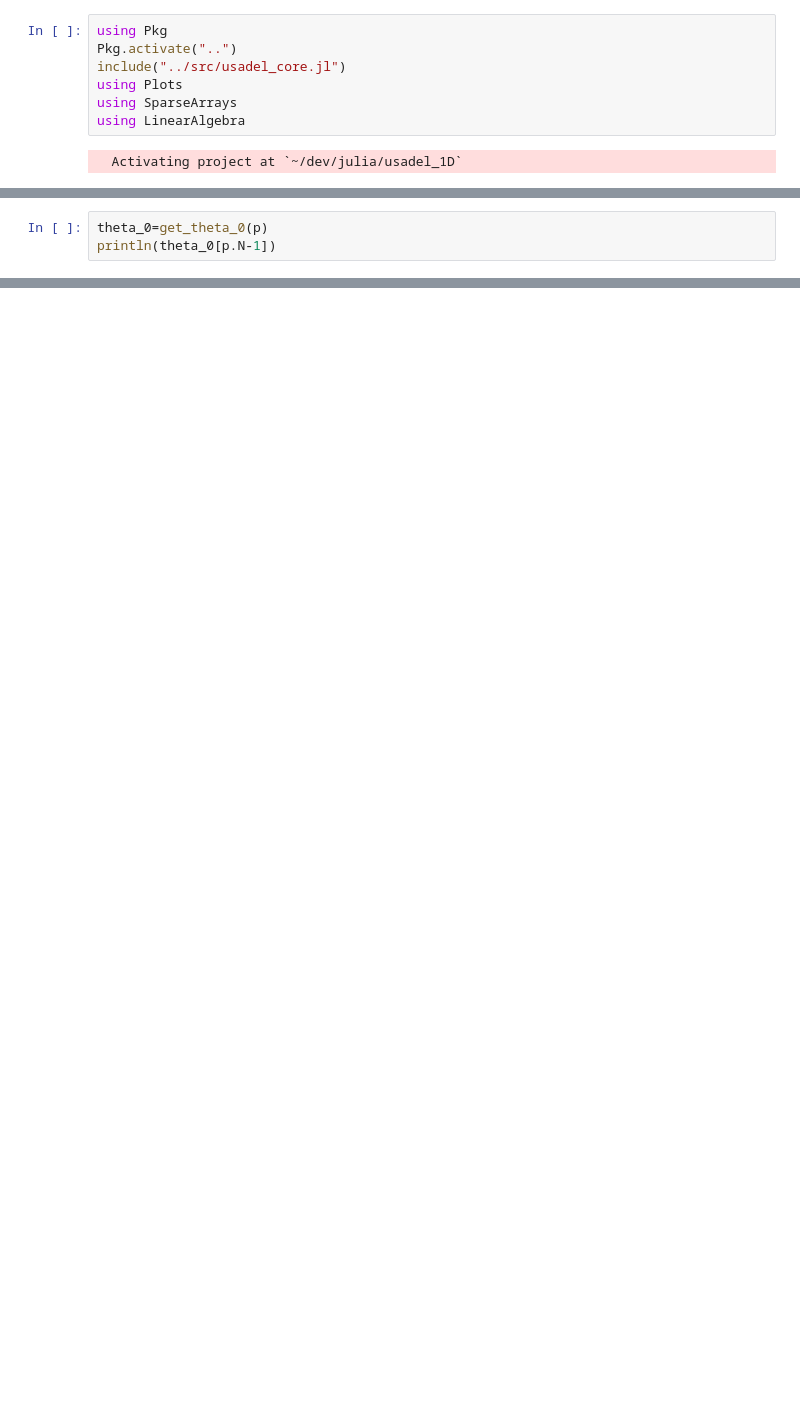
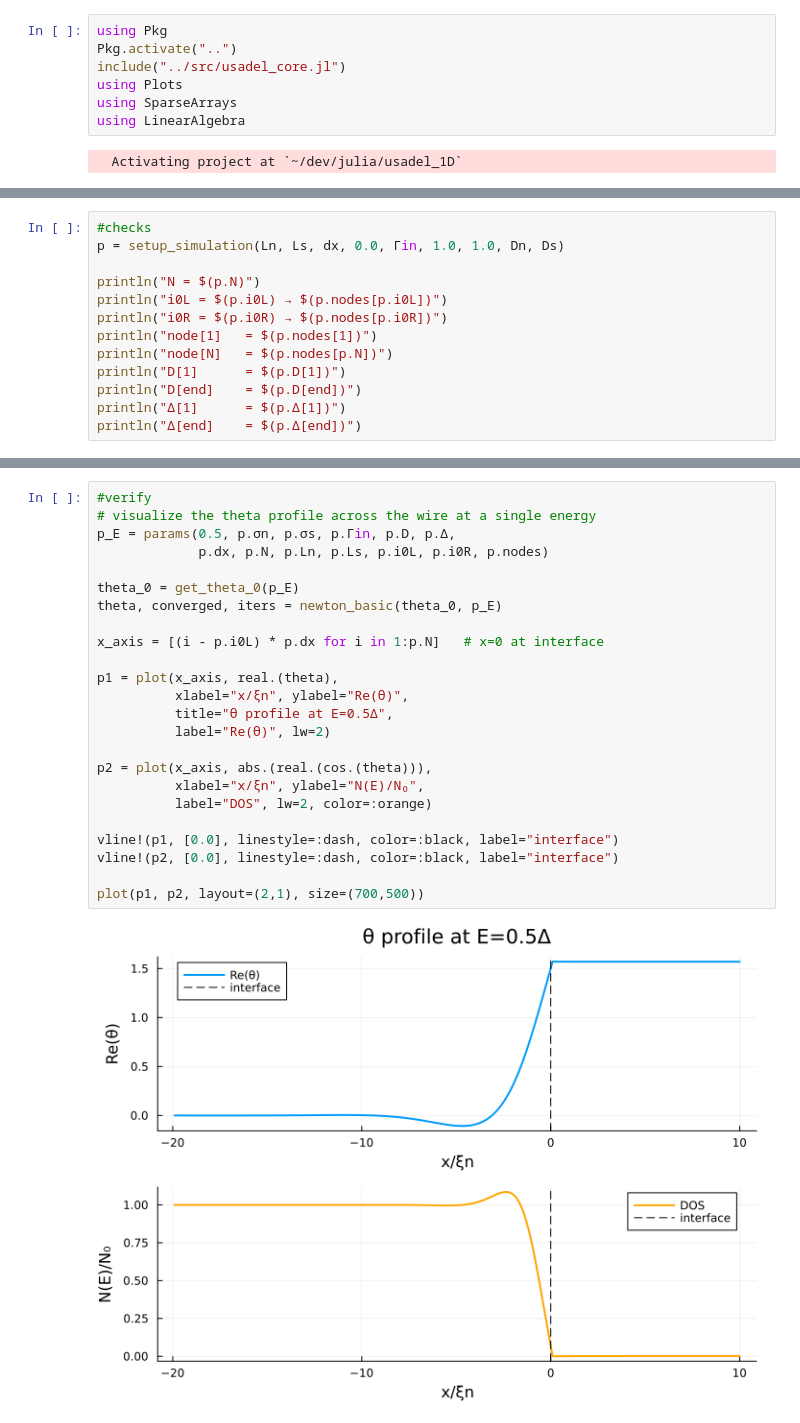
Before and after one commit to nakowalczyk/usadel_1D, a Jupyter notebook: scripts/NS.ipynb, the cells around one changed output, grey strips where cells are left out. Cells and saved outputs as stored; diff of their text form; blank space fills up the shorter version.

```diff
--- a/scripts/NS.ipynb
+++ b/scripts/NS.ipynb
@@ -44,4 +31,14 @@ evaluating DOS at x = -0.1307669683062202, ξn = 0.08717797887081347
 # %%
-theta_0=get_theta_0(p)
-println(theta_0[p.N-1])
+#checks
+p = setup_simulation(Ln, Ls, dx, 0.0, Γin, 1.0, 1.0, Dn, Ds)
+
+println("N = $(p.N)")
+println("i0L = $(p.i0L) → $(p.nodes[p.i0L])")
+println("i0R = $(p.i0R) → $(p.nodes[p.i0R])")
+println("node[1]   = $(p.nodes[1])")
+println("node[N]   = $(p.nodes[p.N])")
+println("D[1]      = $(p.D[1])")
+println("D[end]    = $(p.D[end])")
+println("Δ[1]      = $(p.Δ[1])")
+println("Δ[end]    = $(p.Δ[end])")
 # %% [output]
@@ -194,0 +176,26 @@ r[201] SN = -0.42124363278499866 + 0.19602088500005665im
+# %%
+#verify
+# visualize the theta profile across the wire at a single energy
+p_E = params(0.5, p.σn, p.σs, p.Γin, p.D, p.Δ,
+             p.dx, p.N, p.Ln, p.Ls, p.i0L, p.i0R, p.nodes)
+
+theta_0 = get_theta_0(p_E)
+theta, converged, iters = newton_basic(theta_0, p_E)
+
+x_axis = [(i - p.i0L) * p.dx for i in 1:p.N]   # x=0 at interface
+
+p1 = plot(x_axis, real.(theta),
+          xlabel="x/ξn", ylabel="Re(θ)",
+          title="θ profile at E=0.5Δ",
+          label="Re(θ)", lw=2)
+
+p2 = plot(x_axis, abs.(real.(cos.(theta))),
+          xlabel="x/ξn", ylabel="N(E)/N₀",
+          label="DOS", lw=2, color=:orange)
+
+vline!(p1, [0.0], linestyle=:dash, color=:black, label="interface")
+vline!(p2, [0.0], linestyle=:dash, color=:black, label="interface")
+
+plot(p1, p2, layout=(2,1), size=(700,500))
+# %% [output]
+[figure, added]
```
Also changed, not shown: parts of 11 cells of this notebook, 1 other file.
